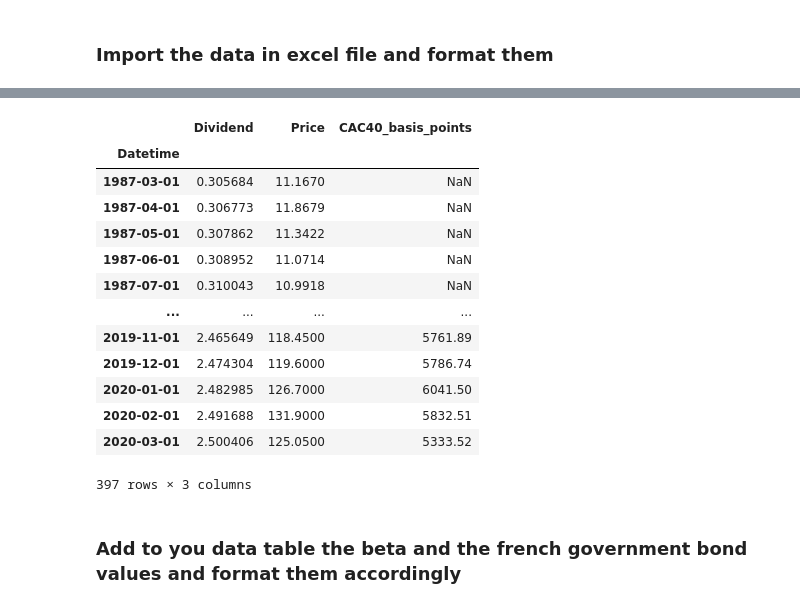
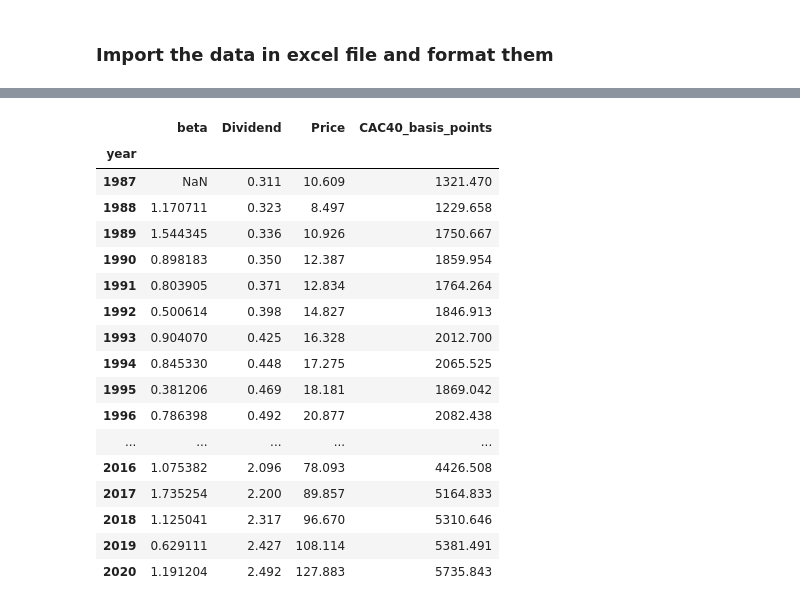
Before and after one commit to edgarkp/DividendModel, a Jupyter notebook: dividend-model.ipynb, the cells around one changed output, grey strips where cells are left out. Drawn from its saved outputs; the diff is of its cells as text; code cells hidden in the pictures.

Commit message:
clean and harmonize the data

```diff
--- a/dividend-model.ipynb
+++ b/dividend-model.ipynb
@@ -100,0 +57,4 @@ df
+# %%
+df['log_return_price'] = np.log(df['Prix Airliquide']/df['Prix Airliquide'].shift(1))
+df['log_return_CAC40'] = np.log(df['Indice CAC40']/df['Indice CAC40'].shift(1))
+df
@@ -100,0 +99,21 @@ df
+# %%
+beta = []
+years = df['year'].unique()
+for year in years :
+    ret_price_year = df['log_return_price'][df['year'] == year]
+    ret_CAC_40_year = df['log_return_CAC40'][df['year'] == year]
+
+    x = ret_price_year.values
+    y = ret_CAC_40_year.values
+
+    matrix_xy = np.stack((x, y), axis=0)
+
+    var_y = np.var(y)
+    cov_matrix = np.cov(matrix_xy)
+    cov_xy = cov_matrix[1,0]
+    beta_xy = cov_xy/var_y
+
+    beta.append(beta_xy)
+
+print(len(beta))
+print(len(years))
@@ -100,0 +123,8 @@ df
+# %%
+dividend_yearly = df.groupby('year')['Div AirLiquide (lissé)'].mean().round(3)
+price_yearly = df.groupby('year')['Prix Airliquide'].mean().round(3)
+IndiceCAC40_yearly = df.groupby('year')['Indice CAC40'].mean().round(3)
+# %%
+df_yearly = pd.concat([dividend_yearly, price_yearly, IndiceCAC40_yearly], axis=1)
+df_yearly['beta'] = beta
+df_yearly.head(10)
@@ -101,23 +144,25 @@ df
 # %%
-df['Dividend'] = df['Div AirLiquide (lissé)']
-df['Price'] = df['Prix Airliquide']
-df['CAC40_basis_points'] = df['Indice CAC40']
-df.drop(columns = ['Div AirLiquide (lissé)','Prix Airliquide','Indice CAC40'],inplace=True)
-df
+df_yearly['Dividend'] = df_yearly['Div AirLiquide (lissé)']
+df_yearly['Price'] = df_yearly['Prix Airliquide']
+df_yearly['CAC40_basis_points'] = df_yearly['Indice CAC40']
+df_yearly.drop(columns = ['Div AirLiquide (lissé)','Prix Airliquide','Indice CAC40'],inplace=True)
+df_yearly
 # %% [output]
-|  | Dividend | Price | CAC40_basis_points |
-| Datetime |  |  |  |
-| 1987-03-01 | 0.305684 | 11.1670 | NaN |
-| 1987-04-01 | 0.306773 | 11.8679 | NaN |
-| 1987-05-01 | 0.307862 | 11.3422 | NaN |
-| 1987-06-01 | 0.308952 | 11.0714 | NaN |
-| 1987-07-01 | 0.310043 | 10.9918 | NaN |
-| ... | ... | ... | ... |
-| 2019-11-01 | 2.465649 | 118.4500 | 5761.89 |
-| 2019-12-01 | 2.474304 | 119.6000 | 5786.74 |
-| 2020-01-01 | 2.482985 | 126.7000 | 6041.50 |
-| 2020-02-01 | 2.491688 | 131.9000 | 5832.51 |
-| 2020-03-01 | 2.500406 | 125.0500 | 5333.52 |
+|  | beta | Dividend | Price | CAC40_basis_points |
+| year |  |  |  |  |
+| 1987 | NaN | 0.311 | 10.609 | 1321.470 |
+| 1988 | 1.170711 | 0.323 | 8.497 | 1229.658 |
+| 1989 | 1.544345 | 0.336 | 10.926 | 1750.667 |
+| 1990 | 0.898183 | 0.350 | 12.387 | 1859.954 |
+| 1991 | 0.803905 | 0.371 | 12.834 | 1764.264 |
+| 1992 | 0.500614 | 0.398 | 14.827 | 1846.913 |
+| 1993 | 0.904070 | 0.425 | 16.328 | 2012.700 |
+| 1994 | 0.845330 | 0.448 | 17.275 | 2065.525 |
+| 1995 | 0.381206 | 0.469 | 18.181 | 1869.042 |
+| 1996 | 0.786398 | 0.492 | 20.877 | 2082.438 |
+| ... | ... | ... | ... | ... |
+| 2016 | 1.075382 | 2.096 | 78.093 | 4426.508 |
+| 2017 | 1.735254 | 2.200 | 89.857 | 5164.833 |
+| 2018 | 1.125041 | 2.317 | 96.670 | 5310.646 |
+| 2019 | 0.629111 | 2.427 | 108.114 | 5381.491 |
+| 2020 | 1.191204 | 2.492 | 127.883 | 5735.843 |
-397 rows × 3 columns
-# %% [markdown]
-### Add to you data table the beta and the french government bond values and format them accordingly
```
Also changed, not shown: parts of 21 cells of this notebook, 3 other files.
